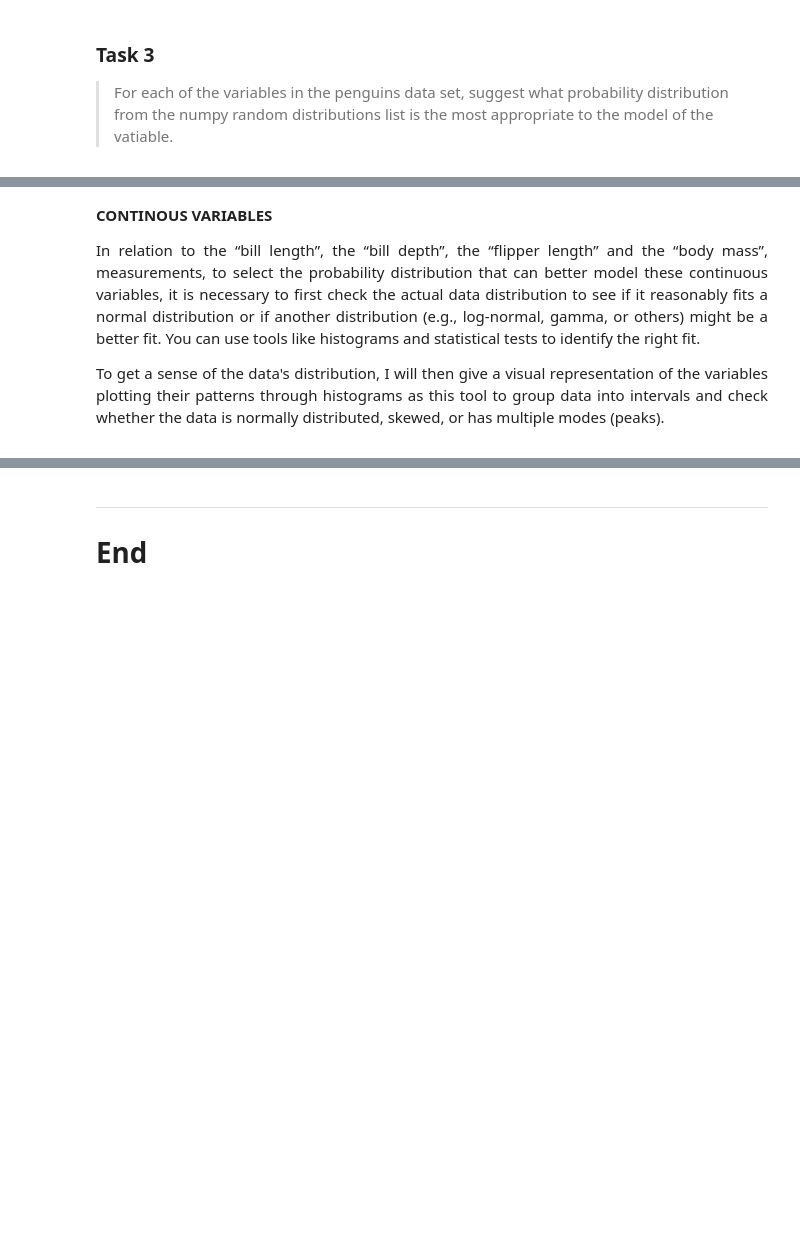
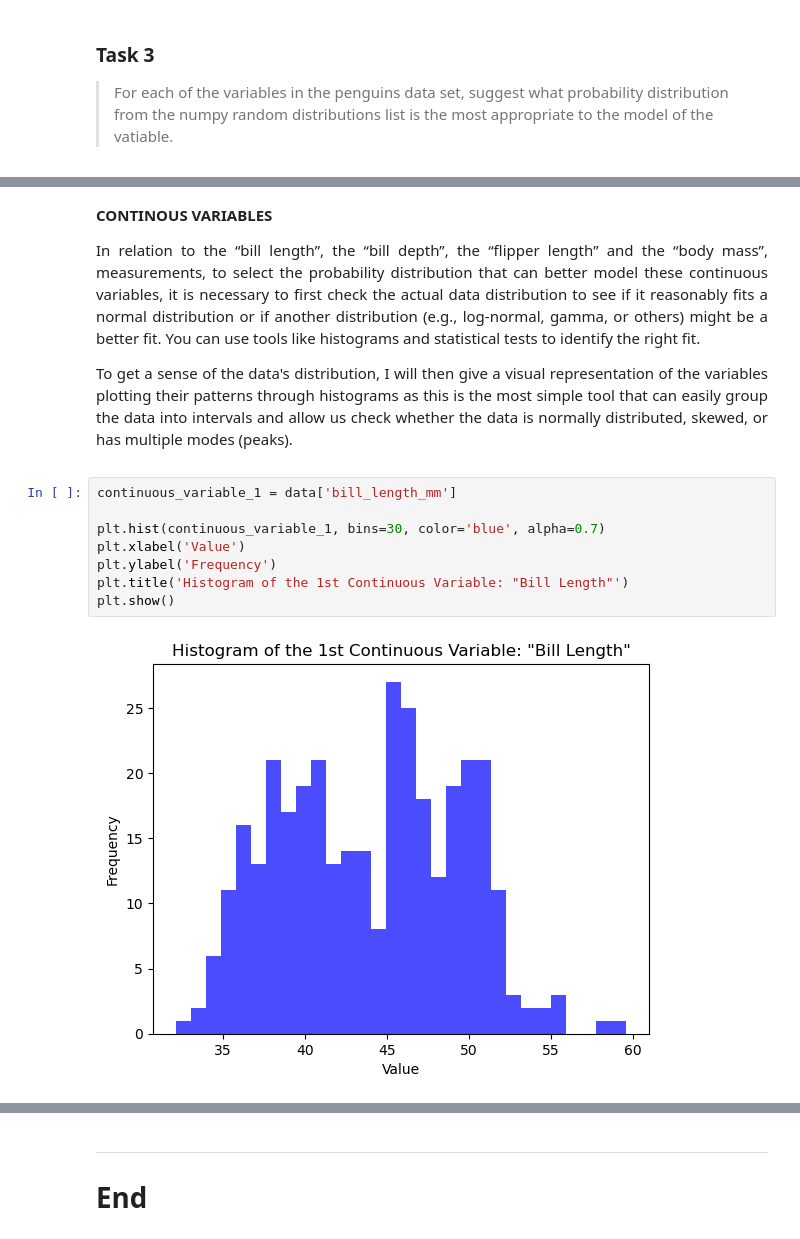
Before and after one commit to AndreaCignoni/FundamentalsOfDataAnalysis, a Jupyter notebook: tasks.ipynb, the cells around one changed output, grey strips where cells are left out. Saved outputs shown, nothing was run; the diff lists cells and outputs as text; blank space fills up the shorter version.

Commit message:
adding codes and plots to 2nd task

```diff
--- a/tasks.ipynb
+++ b/tasks.ipynb
@@ -377,4 +440,14 @@ My main points of reference for the above assumptions are the following lectures
 In relation to the “bill length”, the “bill depth”, the “flipper length” and the “body mass”, measurements, to select the probability distribution that can better model these continuous variables, it is necessary to first check the actual data distribution to see if it reasonably fits a normal distribution or if another distribution (e.g., log-normal, gamma, or others) might be a better fit. You can use tools like histograms and statistical tests to identify the right fit.
 
 
-To get a sense of the data's distribution, I will then give a visual representation of the variables plotting their patterns through histograms as this tool to group data into intervals and check whether the data is normally distributed, skewed, or has multiple modes (peaks).
+To get a sense of the data's distribution, I will then give a visual representation of the variables plotting their patterns through histograms as this is the most simple tool that can easily group the data into intervals and allow us check whether the data is normally distributed, skewed, or has multiple modes (peaks).
+# %%
+continuous_variable_1 = data['bill_length_mm']
+
+plt.hist(continuous_variable_1, bins=30, color='blue', alpha=0.7)
+plt.xlabel('Value')
+plt.ylabel('Frequency')
+plt.title('Histogram of the 1st Continuous Variable: "Bill Length"')
+plt.show()
+# %% [output]
+[figure, added]
```
Also changed, not shown: parts of 8 cells of this notebook.
